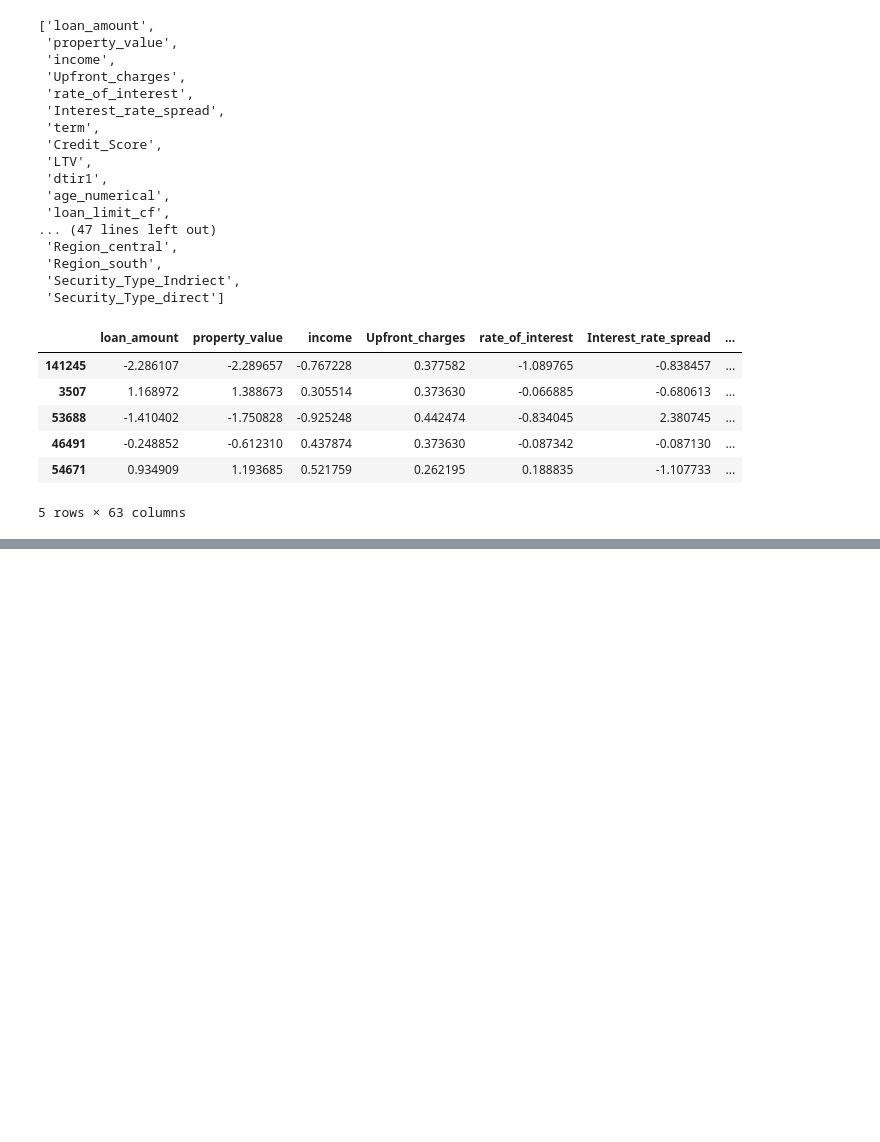
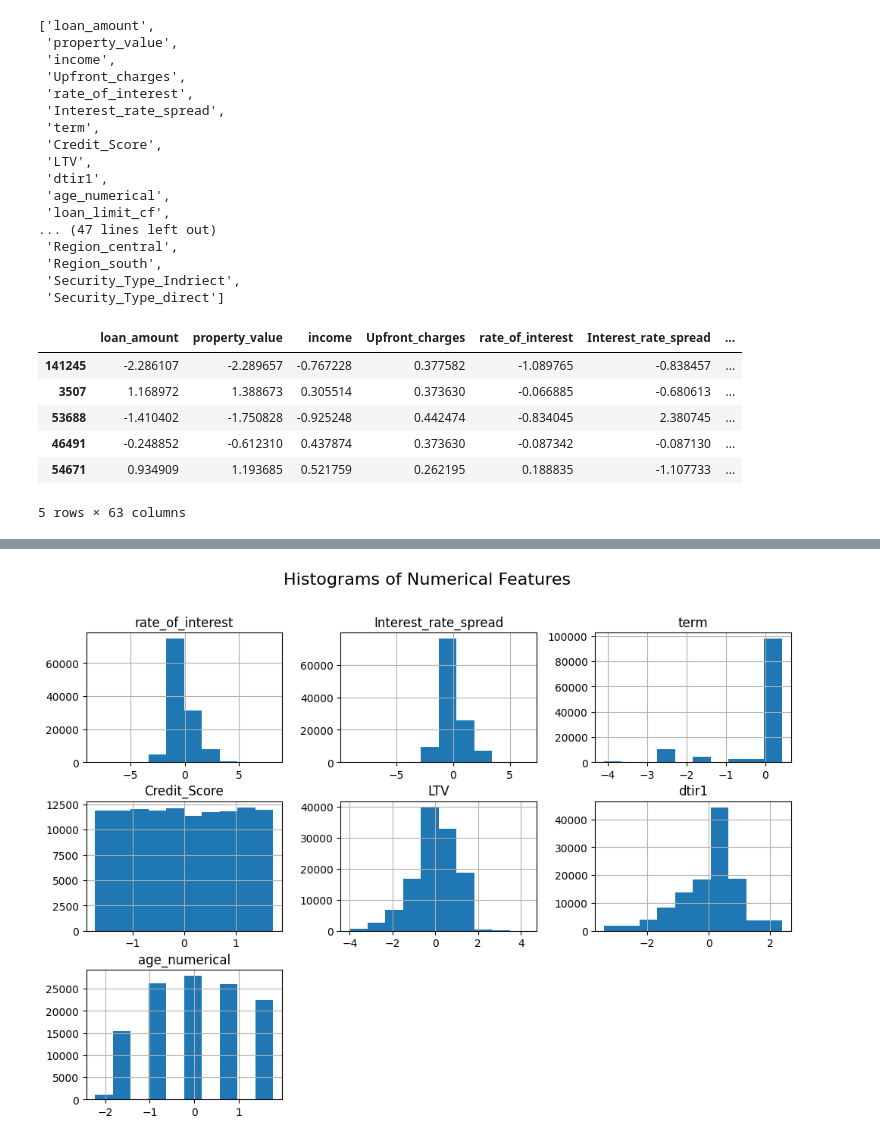
Before and after one commit to Bjoshua25/Loan-Default-Prediction, a Jupyter notebook: notebook/second_EDA.ipynb, the cells around one changed output, grey strips where cells are left out. Cells and saved outputs as stored; diff of their text form; code cells hidden in the pictures; blank space fills up the shorter version.

```diff
--- a/notebook/second_EDA.ipynb
+++ b/notebook/second_EDA.ipynb
@@ -261,0 +424,16 @@ df_processed.head()
+# %%
+# numerical columns for analysis
+numerical_cols = [
+    'rate_of_interest',
+    'Interest_rate_spread',
+    'term',
+    'Credit_Score',
+    'LTV',
+    'dtir1',
+    'age_numerical'
+]
+# %%
+# get transformed dataframe
+df = get_transformed_df()
+
+df.head()
@@ -261,0 +448,4 @@ df_processed.head()
+# %%
+df_num = df[numerical_cols]
+
+df_num.head()
@@ -261,0 +499,9 @@ df_processed.head()
+# %%
+# ------ UNIVARIANT ANALYSIS -------
+
+df_num.hist(figsize=(12,8))
+plt.suptitle('Histograms of Numerical Features', fontsize=16)
+
+plt.show()
+# %% [output]
+[figure, added]
```
Also changed, not shown: parts of 34 cells of this notebook, 13 other files.
